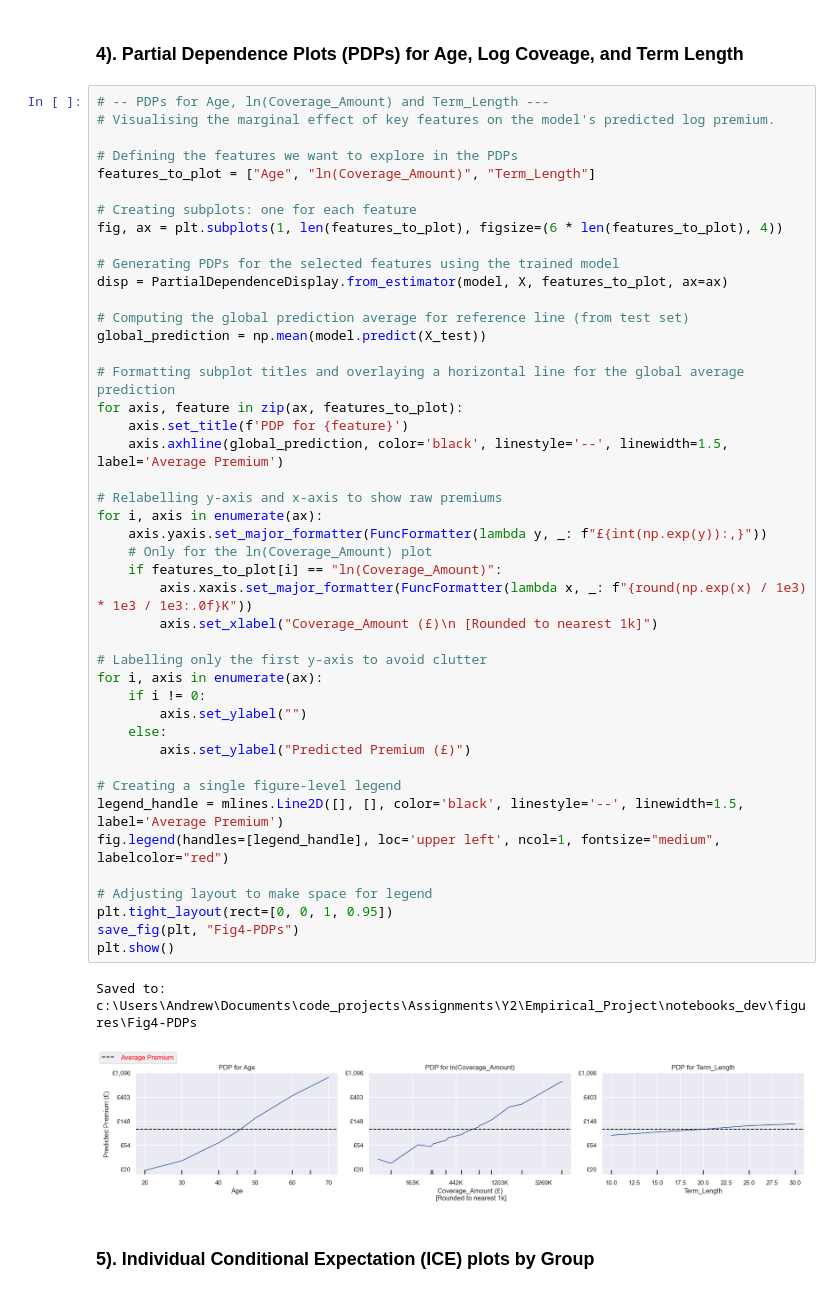
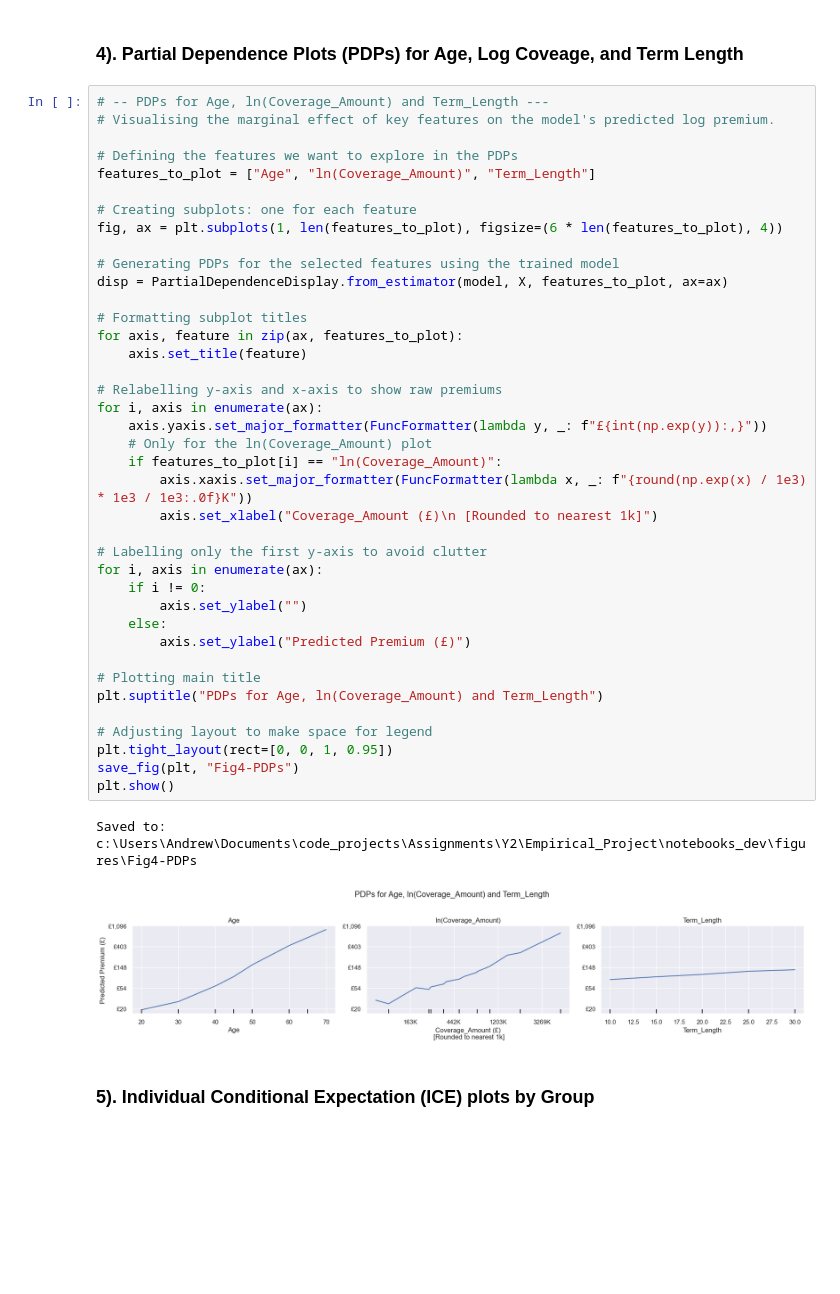
Before and after one commit to freitas-andrew/life-insurance-scraper-ml-study, a Jupyter notebook: notebooks_dev/02_analysis.ipynb, the cells around one changed output. Cells and saved outputs as stored; diff of their text form; blank space fills up the shorter version.

Commit message:
Removed some temporary graphs, otherwise made minor changes to some of the figures.

```diff
--- a/notebooks_dev/02_analysis.ipynb
+++ b/notebooks_dev/02_analysis.ipynb
@@ -141,43 +141,38 @@ features_to_plot = ["Age", "ln(Coverage_Amount)", "Term_Length"]
 # Creating subplots: one for each feature
 fig, ax = plt.subplots(1, len(features_to_plot), figsize=(6 * len(features_to_plot), 4))
 
 # Generating PDPs for the selected features using the trained model
 disp = PartialDependenceDisplay.from_estimator(model, X, features_to_plot, ax=ax)
 
-# Computing the global prediction average for reference line (from test set)
-global_prediction = np.mean(model.predict(X_test))
-
-# Formatting subplot titles and overlaying a horizontal line for the global average prediction
+# Formatting subplot titles
 for axis, feature in zip(ax, features_to_plot):
-    axis.set_title(f'PDP for {feature}')
-    axis.axhline(global_prediction, color='black', linestyle='--', linewidth=1.5, label='Average Premium')
+    axis.set_title(feature)
 
 # Relabelling y-axis and x-axis to show raw premiums
 for i, axis in enumerate(ax):
     axis.yaxis.set_major_formatter(FuncFormatter(lambda y, _: f"£{int(np.exp(y)):,}"))
     # Only for the ln(Coverage_Amount) plot
     if features_to_plot[i] == "ln(Coverage_Amount)":
         axis.xaxis.set_major_formatter(FuncFormatter(lambda x, _: f"{round(np.exp(x) / 1e3) * 1e3 / 1e3:.0f}K"))
         axis.set_xlabel("Coverage_Amount (£)\n [Rounded to nearest 1k]")
 
 # Labelling only the first y-axis to avoid clutter
 for i, axis in enumerate(ax):
     if i != 0:
         axis.set_ylabel("")
     else:
         axis.set_ylabel("Predicted Premium (£)")
 
-# Creating a single figure-level legend
-legend_handle = mlines.Line2D([], [], color='black', linestyle='--', linewidth=1.5, label='Average Premium')
-fig.legend(handles=[legend_handle], loc='upper left', ncol=1, fontsize="medium", labelcolor="red")
+# Plotting main title
+plt.suptitle("PDPs for Age, ln(Coverage_Amount) and Term_Length")
 
 # Adjusting layout to make space for legend
 plt.tight_layout(rect=[0, 0, 1, 0.95])
 save_fig(plt, "Fig4-PDPs")
 plt.show()
 # %% [output]
 Saved to: c:\Users\Andrew\Documents\code_projects\Assignments\Y2\Empirical_Project\notebooks_dev\figures\Fig4-PDPs
-[figure, old version]
+[figure, new version]
 # %% [markdown]
 ### 5\). Individual Conditional Expectation (ICE) plots by Group
 # %%
```
Also changed, not shown: parts of 4 cells of this notebook, 4 other files.
